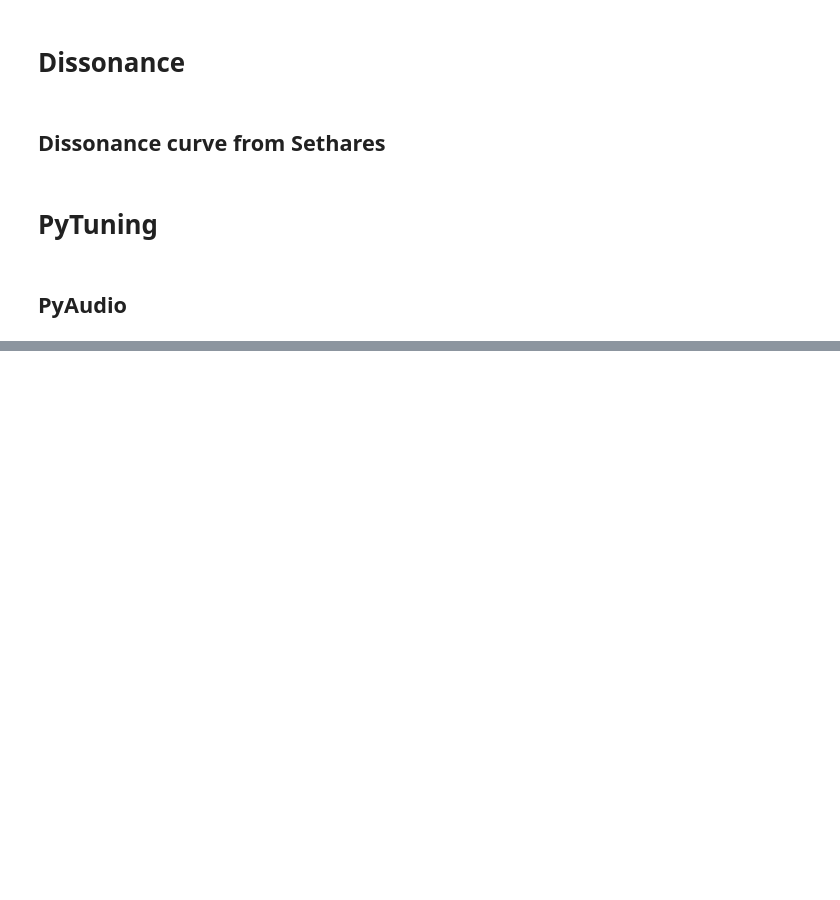
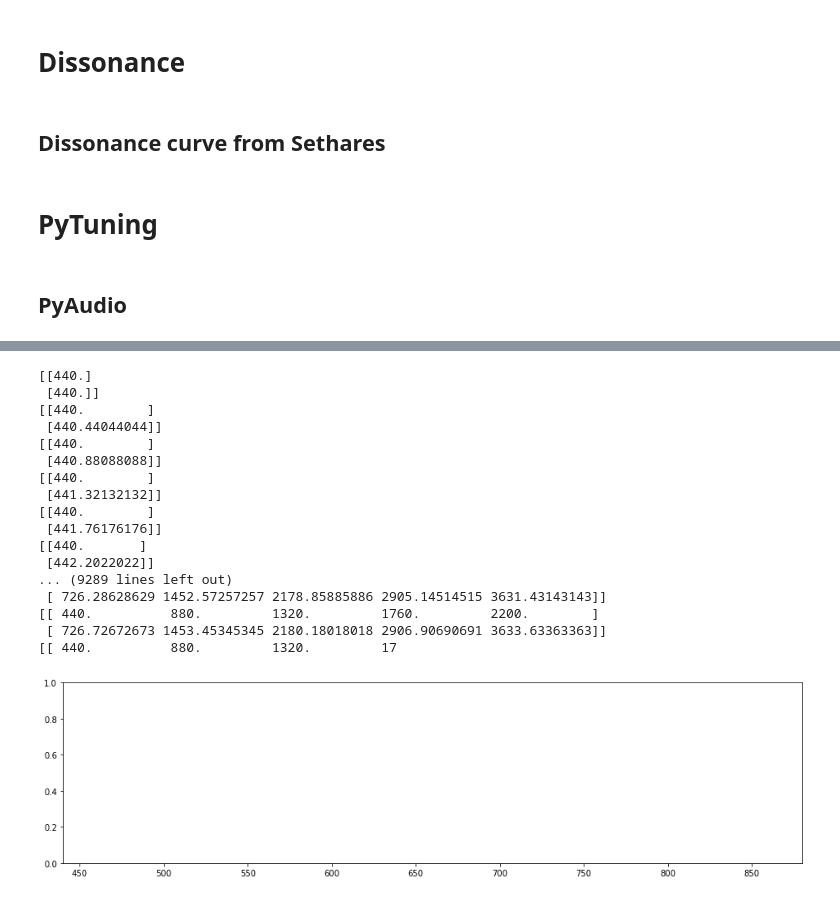
Before and after one commit to AntoineBellemare/CoCoBrainChannel, a Jupyter notebook: Python/BioTunings.ipynb, the cells around one changed output, grey strips where cells are left out. Cells and saved outputs as stored; diff of their text form; code cells hidden in the pictures; blank space fills up the shorter version.

```diff
--- a/Python/BioTunings.ipynb
+++ b/Python/BioTunings.ipynb
@@ -1106,0 +1269,37 @@ for i in scale2play:
+# %%
+plt.figure(figsize=(16, 4))
+for n_partials in range(1, 10):
+    dissonances = []
+    base_f = D.pitch_to_freq(0)
+    ratios = np.linspace(1, 2, 1000)
+    freqs = base_f * ratios
+    for ratio in ratios:
+        h_freqs, h_amps = D.harmonic_tone(base_f * np.array([1, ratio]), n_partials=n_partials)
+        print(h_freqs)
+        d = D.dissonance(h_freqs, h_amps, model='sethares1993')
+        dissonances.append(d)
+
+    dissonances = np.array(dissonances)
+
+    minima = argrelmin(dissonances)[0]
+
+    plt.xlim(freqs[0], freqs[-1])
+# %% [output]
+[[440.]
+ [440.]]
+[[440.        ]
+ [440.44044044]]
+[[440.        ]
+ [440.88088088]]
+[[440.        ]
+ [441.32132132]]
+[[440.        ]
+ [441.76176176]]
+[[440.       ]
+ [442.2022022]]
+... (9289 lines left out)
+ [ 726.28628629 1452.57257257 2178.85885886 2905.14514515 3631.43143143]]
+[[ 440.          880.         1320.         1760.         2200.        ]
+ [ 726.72672673 1453.45345345 2180.18018018 2906.90690691 3633.63363363]]
+[[ 440.          880.         1320.         17
+[figure, added]
```
Also changed, not shown: parts of 38 cells of this notebook, 4 other files.
